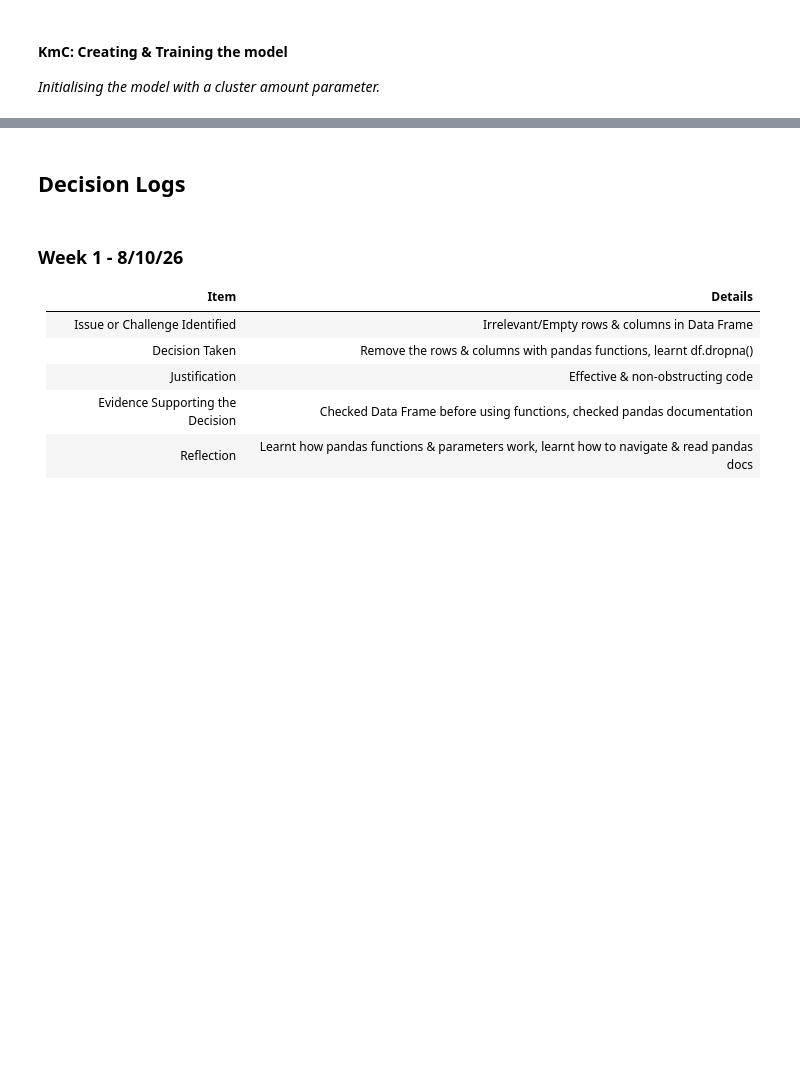
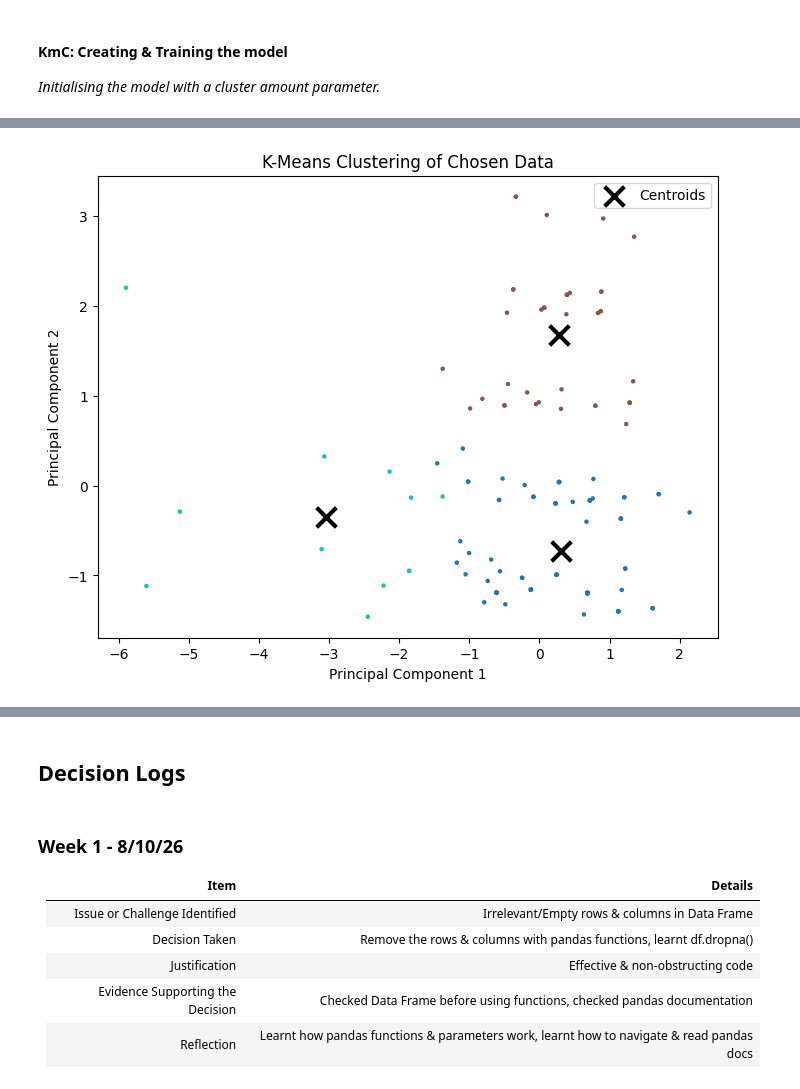
Before and after one commit to Paul-Daly366/MachineLearning_Project_Colab, a Jupyter notebook: MachineLearningProj.ipynb, the cells around one changed output, grey strips where cells are left out. Cells and saved outputs as stored; diff of their text form; code cells hidden in the pictures; blank space fills up the shorter version.

```diff
--- a/MachineLearningProj.ipynb
+++ b/MachineLearningProj.ipynb
@@ -530,7 +536,7 @@ df_cluster_scaled.describe()
 #### **KmC: Creating & Training the model**
 *Initialising the model with a cluster amount parameter.*
 # %%
-num_clusters = 10
+num_clusters = 3
 
 kmeans = KMeans(
     init="random",
@@ -540,0 +554,4 @@ kmeans = KMeans(
+# %%
+labels = kmeans.labels_
+#df_pre encoded
+df_clustering['cluster'] = labels
@@ -540,0 +584,6 @@ kmeans = KMeans(
+# %%
+pca = PCA(n_components=2)
+
+data_projected = pca.fit_transform(df_cluster_scaled)
+
+centroids_projected = pca.transform(kmeans.cluster_centers_)
@@ -540,0 +603,32 @@ kmeans = KMeans(
+# %%
+plt.figure(figsize=(8,6))
+
+plt.scatter(
+    data_projected[:, 0],
+    data_projected[:, 1],
+    c=labels,
+    cmap="tab10",
+    s=5
+)
+
+plt.scatter(
+    centroids_projected[:, 0],
+    centroids_projected[:, 1],
+    marker="x",
+    c="black",
+    s=200,
+    linewidths=3,
+    label="Centroids"
+)
+
+plt.xlabel("Principal Component 1")
+plt.ylabel("Principal Component 2")
+
+plt.title(
+    "K-Means Clustering of Chosen Data"
+)
+
+plt.legend()
+plt.show()
+# %% [output]
+[figure, added]
```
Also changed, not shown: parts of 30 cells of this notebook.
